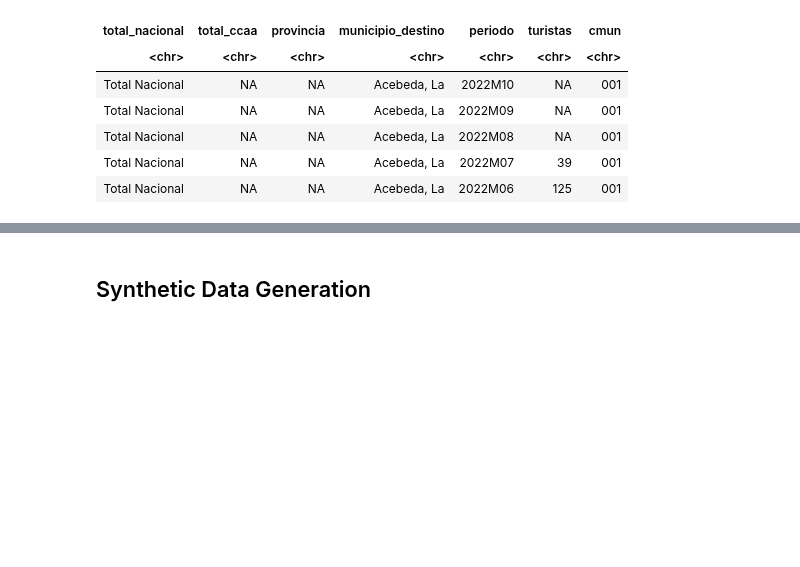
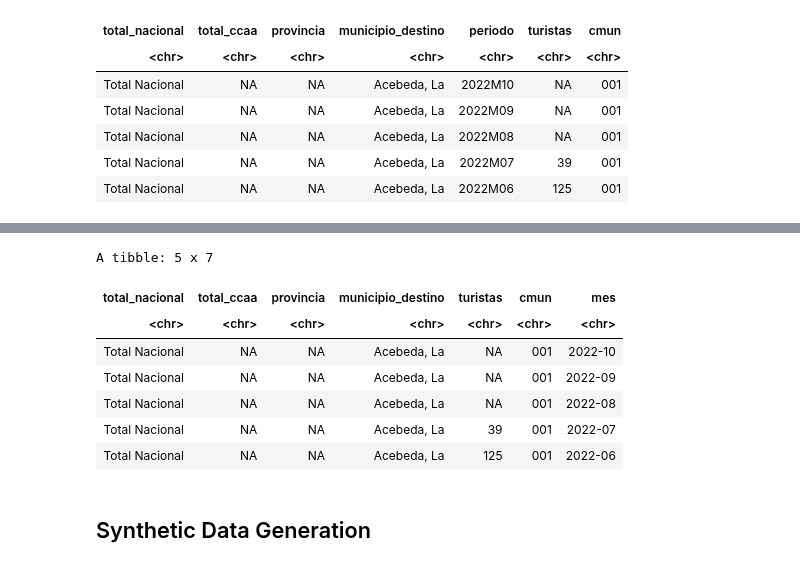
Before and after one commit to URJCDSLab/CitizenLab-Research-and-Development, a Jupyter notebook: casos_urjc/notebooks/dominios_II_y_III/45_turismo_origen/05. - Data Collection_CU_45_04_interno_prov_v_01.ipynb, the cells around one changed output, grey strips where cells are left out. Cells and saved outputs as stored; diff of their text form; code cells hidden in the pictures; blank space fills up the shorter version.

```diff
--- a/casos_urjc/notebooks/dominios_II_y_III/45_turismo_origen/05. - Data Collection_CU_45_04_interno_prov_v_01.ipynb
+++ b/casos_urjc/notebooks/dominios_II_y_III/45_turismo_origen/05. - Data Collection_CU_45_04_interno_prov_v_01.ipynb
@@ -230,0 +222,4 @@ A spec_tbl_df: 5 x 7
+# %%
+tdata <- edata_01 |>
+    mutate(mes = str_replace(periodo, "M", "-")) |>
+    select(-periodo)
@@ -231,3 +238,14 @@ A spec_tbl_df: 5 x 7
+# %%
+tdata |> slice_head(n = 5)
+# %% [output]
+A tibble: 5 x 7
+| total_nacional | total_ccaa | provincia | municipio_destino | turistas | cmun | mes |
+| <chr> | <chr> | <chr> | <chr> | <chr> | <chr> | <chr> |
+| Total Nacional | NA | NA | Acebeda, La | NA | 001 | 2022-10 |
+| Total Nacional | NA | NA | Acebeda, La | NA | 001 | 2022-09 |
+| Total Nacional | NA | NA | Acebeda, La | NA | 001 | 2022-08 |
+| Total Nacional | NA | NA | Acebeda, La | 39 | 001 | 2022-07 |
+| Total Nacional | NA | NA | Acebeda, La | 125 | 001 | 2022-06 |
 # %% [markdown]
 ## Synthetic Data Generation
 # %% [markdown]
```
Also changed, not shown: parts of 7 cells of this notebook, 2 other files.
